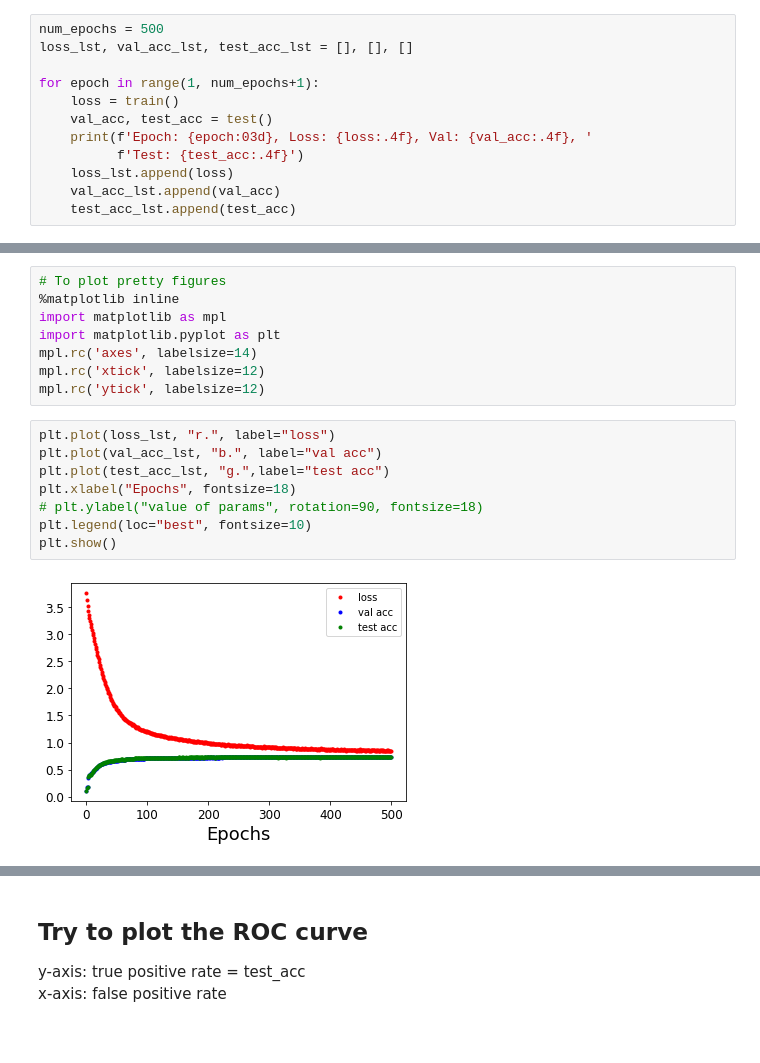
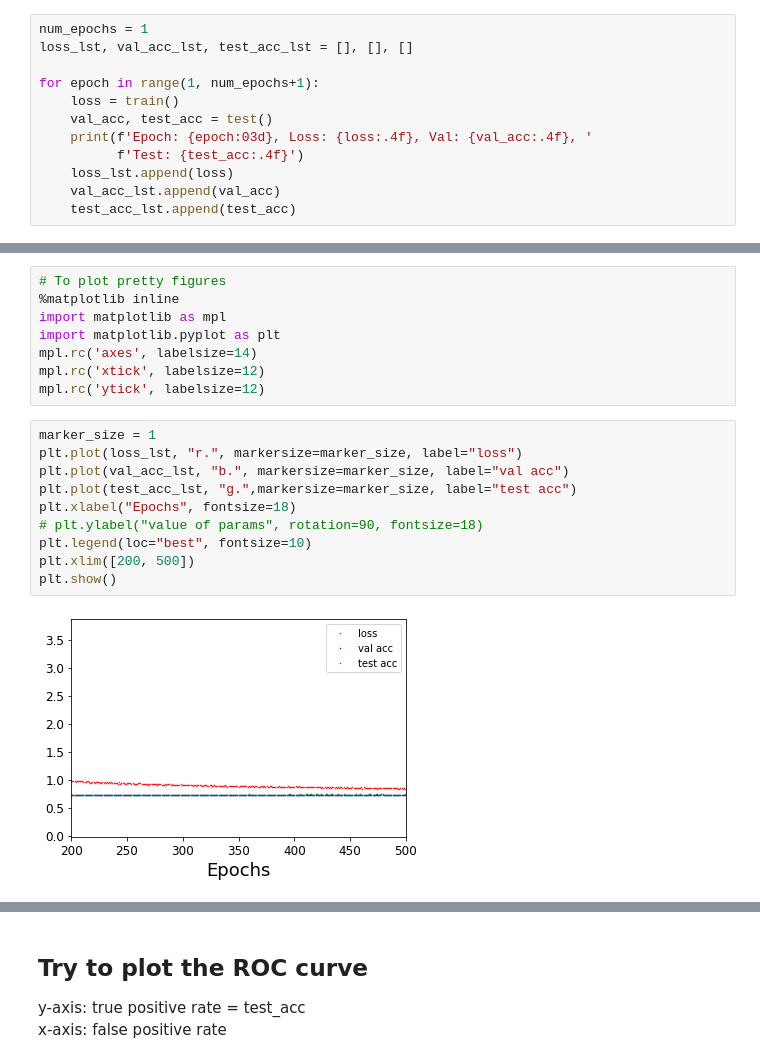
Before and after one commit to JavierZhao/semi-supervised-tests, a Jupyter notebook: Jupyter/unimp_arxiv.ipynb, the cells around one changed output, grey strips where cells are left out. Saved outputs shown, nothing was run; the diff lists cells and outputs as text.

```diff
--- a/Jupyter/unimp_arxiv.ipynb
+++ b/Jupyter/unimp_arxiv.ipynb
@@ -166,5 +240,5 @@ decides which nodes to use for verifying predictions
 # %%
-num_epochs = 500
+num_epochs = 1
 loss_lst, val_acc_lst, test_acc_lst = [], [], []
 
 for epoch in range(1, num_epochs+1):
@@ -202,15 +276,17 @@ mpl.rc('axes', labelsize=14)
 mpl.rc('xtick', labelsize=12)
 mpl.rc('ytick', labelsize=12)
 # %%
-plt.plot(loss_lst, "r.", label="loss")
-plt.plot(val_acc_lst, "b.", label="val acc")
-plt.plot(test_acc_lst, "g.",label="test acc")
+marker_size = 1
+plt.plot(loss_lst, "r.", markersize=marker_size, label="loss")
+plt.plot(val_acc_lst, "b.", markersize=marker_size, label="val acc")
+plt.plot(test_acc_lst, "g.",markersize=marker_size, label="test acc")
 plt.xlabel("Epochs", fontsize=18)
 # plt.ylabel("value of params", rotation=90, fontsize=18)
 plt.legend(loc="best", fontsize=10)
+plt.xlim([200, 500])
 plt.show()
 # %% [output]
-[figure, old version]
+[figure, new version]
 # %%
 marker_size = 1
 plt.plot(val_acc_lst, "b.", markersize=marker_size, label="val acc")
```
Also changed, not shown: parts of 11 cells of this notebook, 1 other file.
